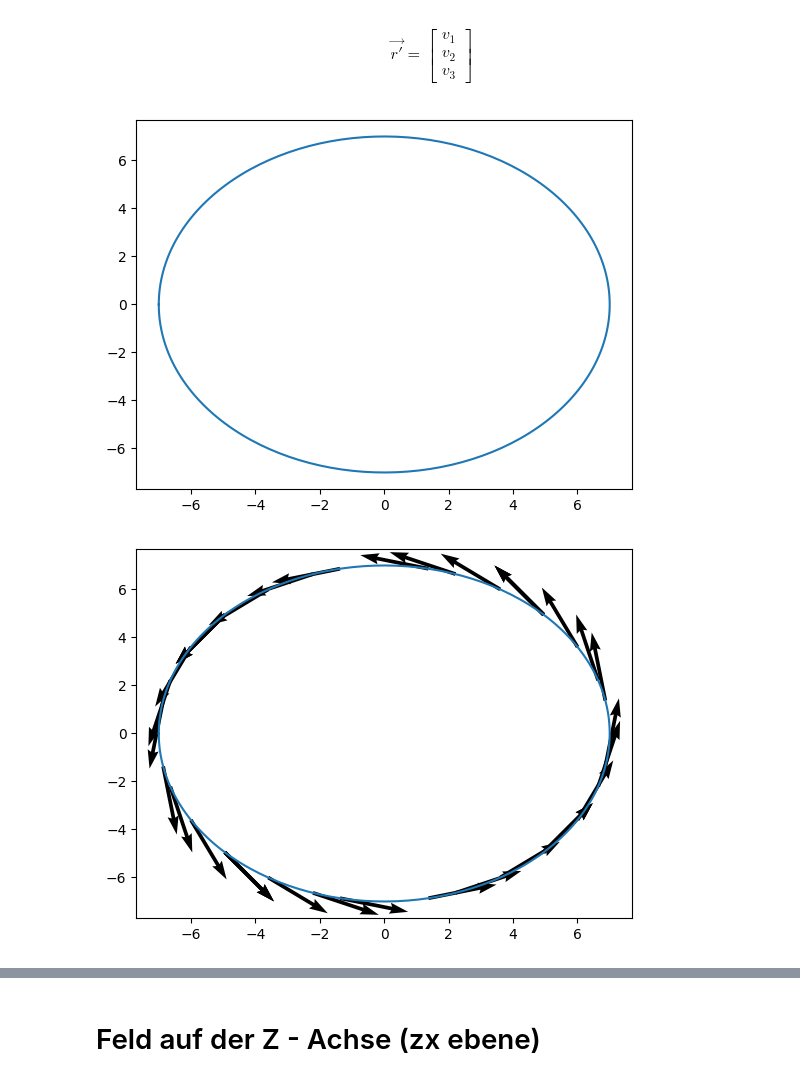
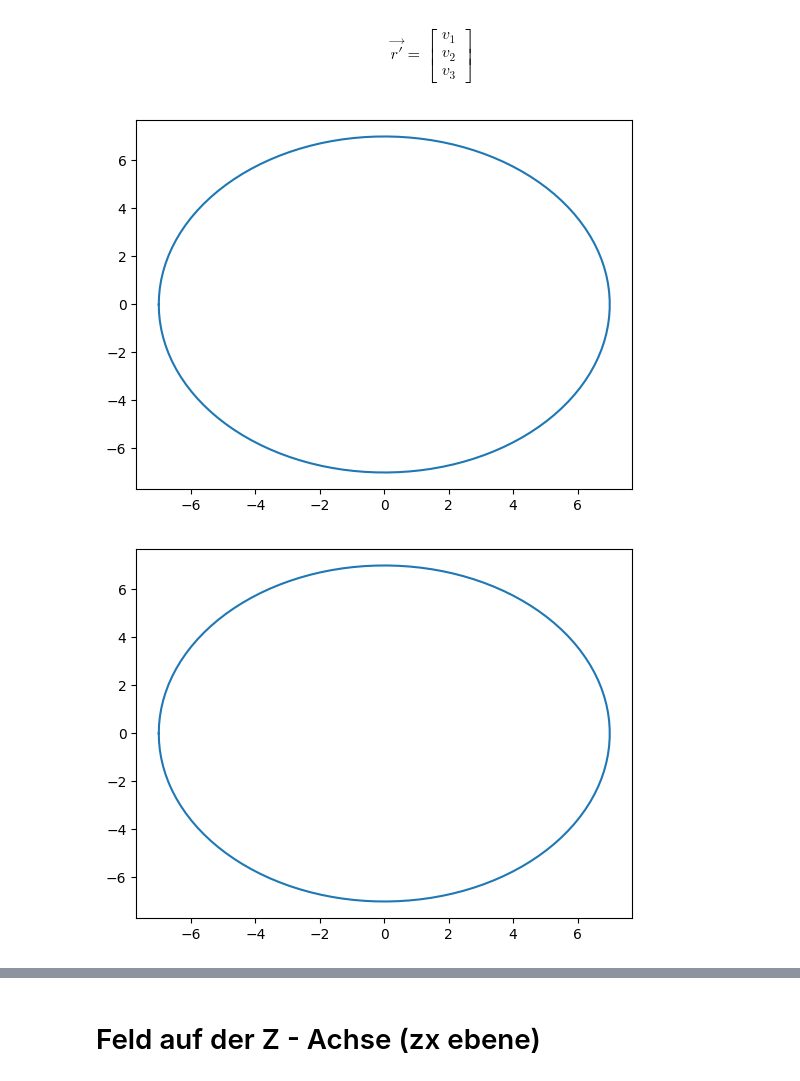
Before and after one commit to Raphael2b3/Uni, a Jupyter notebook: feldtheorie/Magnetostatisches Feld eines Linienstroms(2).ipynb, the cells around one changed output, grey strips where cells are left out. Saved outputs shown, nothing was run; the diff lists cells and outputs as text; code cells hidden in the pictures.

```diff
--- a/feldtheorie/Magnetostatisches Feld eines Linienstroms(2).ipynb
+++ b/feldtheorie/Magnetostatisches Feld eines Linienstroms(2).ipynb
@@ -4,7 +4,7 @@
 import numpy as np
 from matplotlib import pyplot as plt
 
-samples = 2 ** 8
+samples = 2 ** 7
 drift = 0.5
 xmin, xmax = -20, 20
 ymin, ymax = -20, 20
@@ -24,15 +24,14 @@ dz = zrange[1] - zrange[0]
 dphi = phirange[1] - phirange[0]
 drho = rhorange[1] - rhorange[0]
 
-x, y = np.meshgrid(xrange, yrange)
-x, z = np.meshgrid(xrange, zrange)
+x, y, z = np.meshgrid(xrange, yrange, zrange, indexing='ij')
 
 zero = np.zeros_like(x)
-phi = np.atan2(y, x)
+phi = np.atan2(y,x)
 r = np.sqrt(x**2 + y**2)
 
-orts_vecXY = np.array([x, y]) # ortsvektor (x,y)
-orts_vecXZ = np.array([x, z]) # ortsvektor (x,z)
+orts_vec = np.array([x, y, z]) # ortsvektor (x,y)
+#orts_vecXZ = np.array([x, z]) # ortsvektor (x,z)
 # Plot Initialization
-fig = plt.figure(figsize=[5,5])
+#fig = plt.figure(figsize=[5,5])
 #ax = fig.add_axes([1,1,1,1])
@@ -65,19 +96,19 @@ $$ \vec{r'} = \begin{bmatrix}
 # %%
 R = 7 # = Radius des Stroms
 I = 3
 
 def r(_phi, R): # Orts Kurve
     return R*np.array([np.cos(_phi), np.sin(_phi), np.zeros_like(_phi)])
 
 def j(_phi, R, I): # Stromdichte
     return I*R*np.array([-np.sin(_phi), np.cos(_phi), np.zeros_like(_phi)])
 
-stromdichte_x, stromdichte_y ,stromdichte_z = j(phi,R,I)
-ortskurve_X, ortskurve_Y, ortskurve_Z = r(phi, R)
+stromdichte = I*R*np.array([-np.sin(phi), np.cos(phi), zero])
+ortskurve = R*np.array([np.cos(phi), np.sin(phi), zero])#j(phi,R,I) #r(phi, R)
 
 kurve_x, kurve_y, _ = r(phirange, R)
 [plt.plot(kurve_x, kurve_y),plt.show(),plt.plot(kurve_x, kurve_y)]
-plot3dVectField([ortskurve_X, ortskurve_Y], [stromdichte_x, stromdichte_y], n_arrows=5, scale=150)
+plot3dVectField(ortskurve, stromdichte, n_arrows=5, scale=500)
 # %% [output]
 [figure]
-[figure, old version]
+[figure, new version]
```
Also changed, not shown: parts of 8 cells of this notebook, 1 other file.
